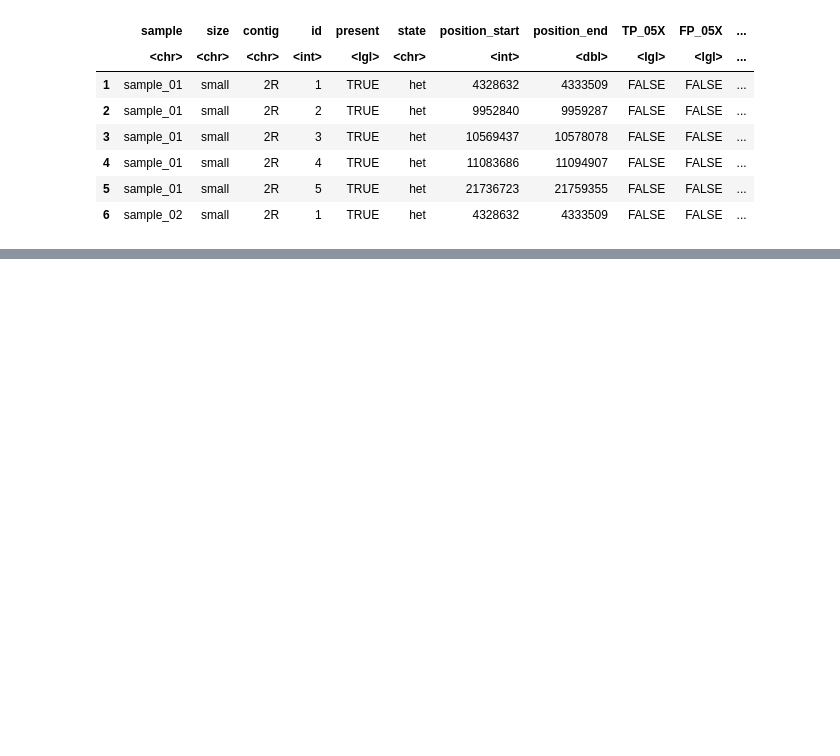
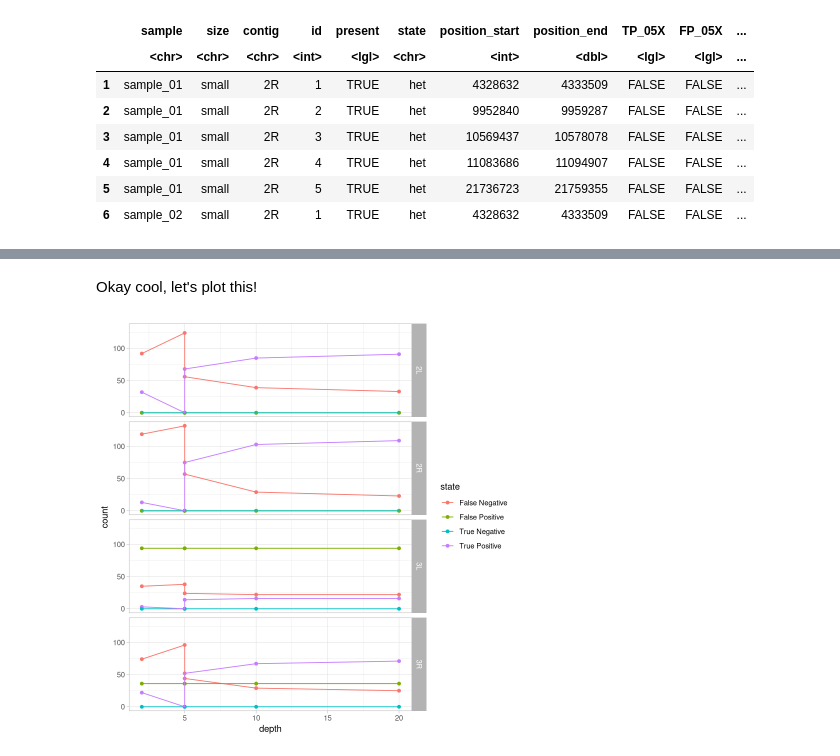
Before and after one commit to pdimens/haplotagging_simulations, a Jupyter notebook: assess_called_inversions.ipynb, the cells around one changed output, grey strips where cells are left out. Saved outputs shown, nothing was run; the diff lists cells and outputs as text; code cells hidden in the pictures; blank space fills up the shorter version.

Commit message:
add more data wrangling and plots

```diff
--- a/assess_called_inversions.ipynb
+++ b/assess_called_inversions.ipynb
@@ -217,0 +266,11 @@ So now what's left is to loop through `inv_inventory` and try to match calls in
+# %%
+depths <- c("05X", "2X", "5X", "10X", "20X")
+outcomes <- c("TP","FP","TN","FN")
+for(.depth in depths){
+    for(i in 1:nrow(inv_inventory)){
+        results <- is_called(inv_inventory[i,], calledset, .depth , 1000)
+        target_columns <- paste(outcomes, .depth, sep = "_")
+        inv_inventory[i, target_columns] <- results
+    }
+}
+head(inv_inventory)
@@ -217,0 +289,3 @@ So now what's left is to loop through `inv_inventory` and try to match calls in
+# %%
+assessment_within_contig <- group_by(inv_inventory, contig) %>% summarize(across((TP_05X:FN_20X), ~ sum(.x), .names = "sum_{col}"))
+assessment_within_contig
@@ -217,0 +302,10 @@ So now what's left is to loop through `inv_inventory` and try to match calls in
+# %%
+within_contig_long <- pivot_longer(assessment_within_contig, -contig)
+within_contig_long$depth <- gsub(".*_", "", within_contig_long$name)
+within_contig_long$depth <- as.integer(gsub("X", "", within_contig_long$depth))
+within_contig_long$name[grepl("TP", within_contig_long$name)] <- "True Positive"
+within_contig_long$name[grepl("FP", within_contig_long$name)] <- "True Negative"
+within_contig_long$name[grepl("TN", within_contig_long$name)] <- "False Positive"
+within_contig_long$name[grepl("FN", within_contig_long$name)] <- "False Negative"
+names(within_contig_long) <- c("contig","state","count","depth")
+within_contig_long
@@ -217,0 +332,10 @@ So now what's left is to loop through `inv_inventory` and try to match calls in
+# %% [markdown]
+Okay cool, let's plot this!
+# %%
+ggplot(within_contig_long, aes(x = depth, y = count, color = state)) +
+    theme_light() +
+    geom_point() +
+    geom_line() +
+    facet_grid(rows = vars(contig))
+# %% [output]
+[figure, added]
```
Also changed, not shown: parts of 16 cells of this notebook.
